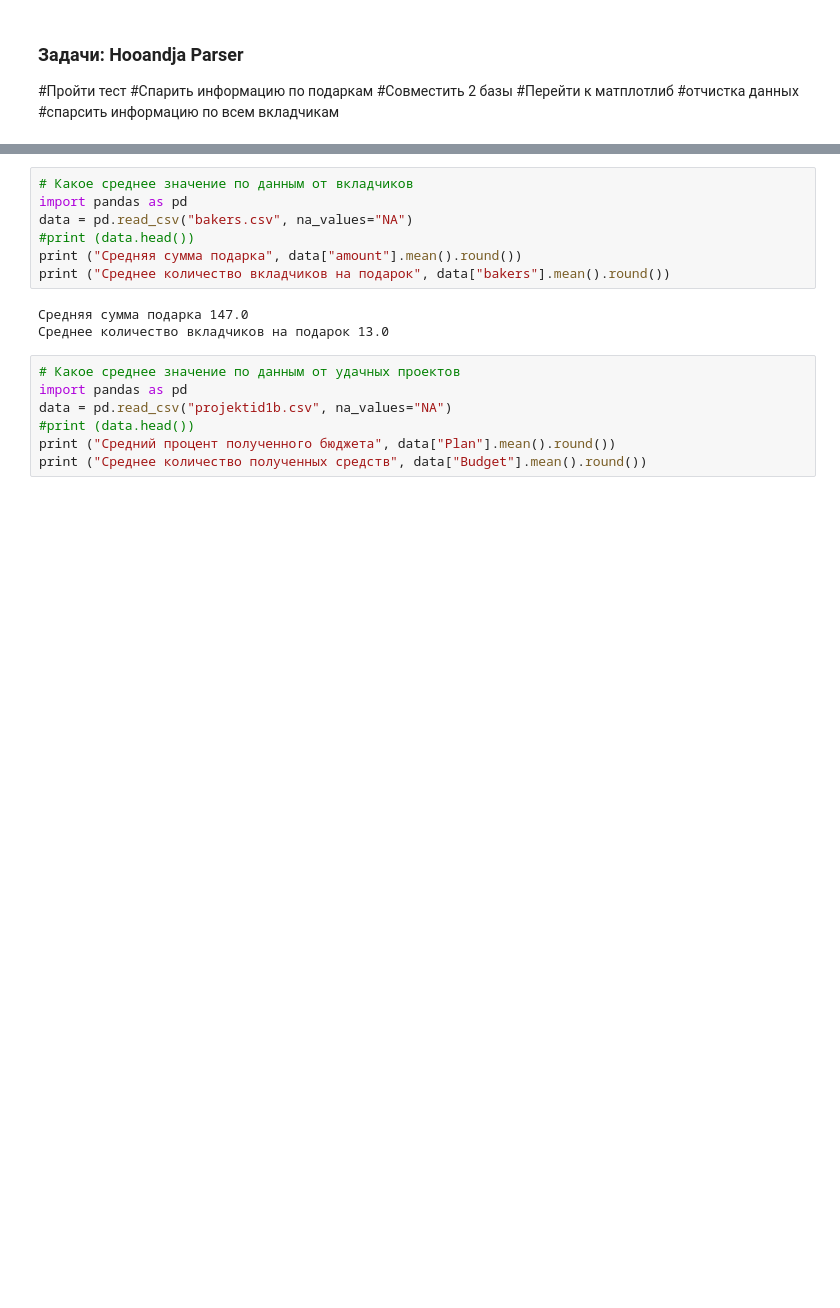
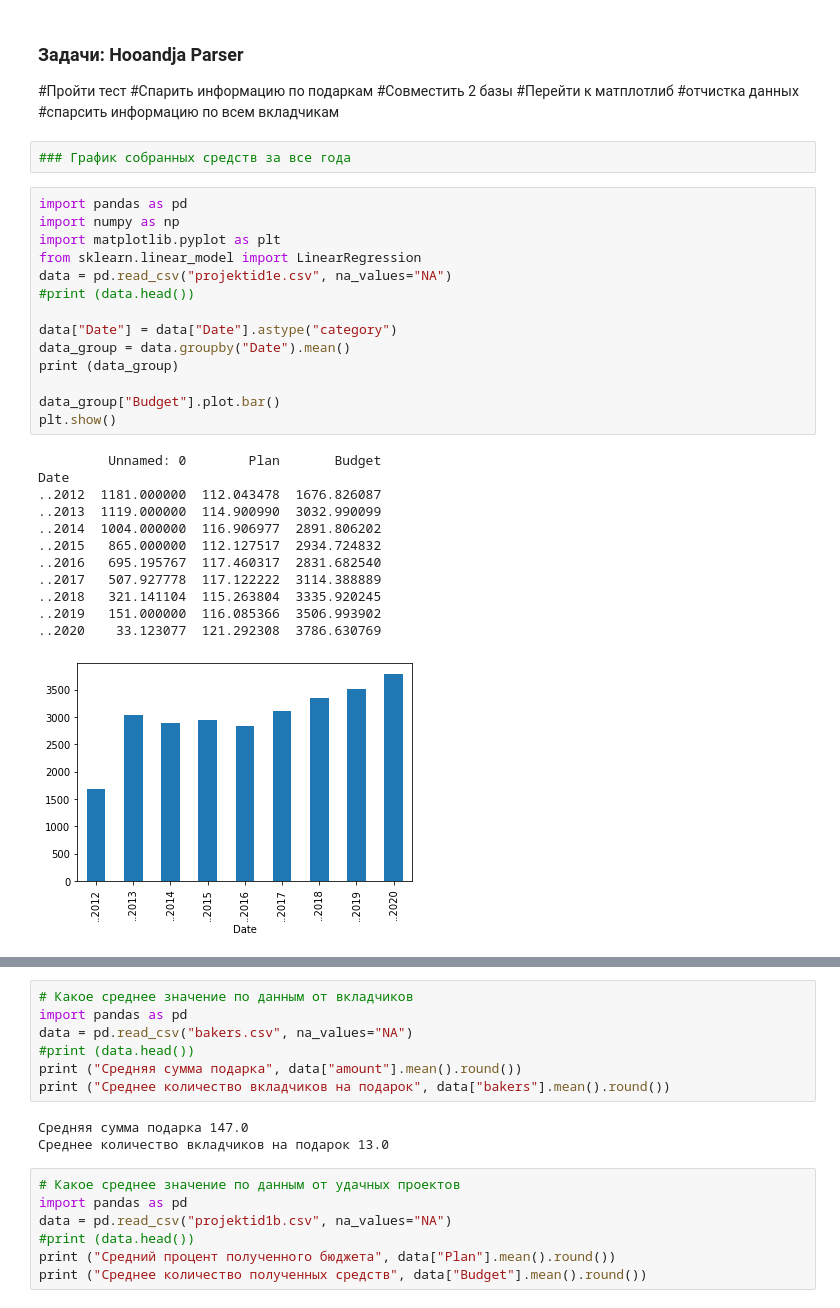
Before and after one commit to visualGravitySense/amoe, a Jupyter notebook: analytics.ipynb, the cells around one changed output, grey strips where cells are left out. Drawn from its saved outputs; the diff is of its cells as text; blank space fills up the shorter version.

```diff
--- a/analytics.ipynb
+++ b/analytics.ipynb
@@ -6,3 +6,32 @@
 #Перейти к матплотлиб
 #отчистка данных
 #спарсить информацию по всем вкладчикам
+# %%
+### График собранных средств за все года
+# %%
+import pandas as pd
+import numpy as np
+import matplotlib.pyplot as plt
+from sklearn.linear_model import LinearRegression
+data = pd.read_csv("projektid1e.csv", na_values="NA")
+#print (data.head())
+
+data["Date"] = data["Date"].astype("category")
+data_group = data.groupby("Date").mean()
+print (data_group)
+
+data_group["Budget"].plot.bar()
+plt.show()
+# %% [output]
+         Unnamed: 0        Plan       Budget
+Date
+..2012  1181.000000  112.043478  1676.826087
+..2013  1119.000000  114.900990  3032.990099
+..2014  1004.000000  116.906977  2891.806202
+..2015   865.000000  112.127517  2934.724832
+..2016   695.195767  117.460317  2831.682540
+..2017   507.927778  117.122222  3114.388889
+..2018   321.141104  115.263804  3335.920245
+..2019   151.000000  116.085366  3506.993902
+..2020    33.123077  121.292308  3786.630769
+[figure, added]
```
Also changed, not shown: parts of 6 cells of this notebook, 8 other files.
